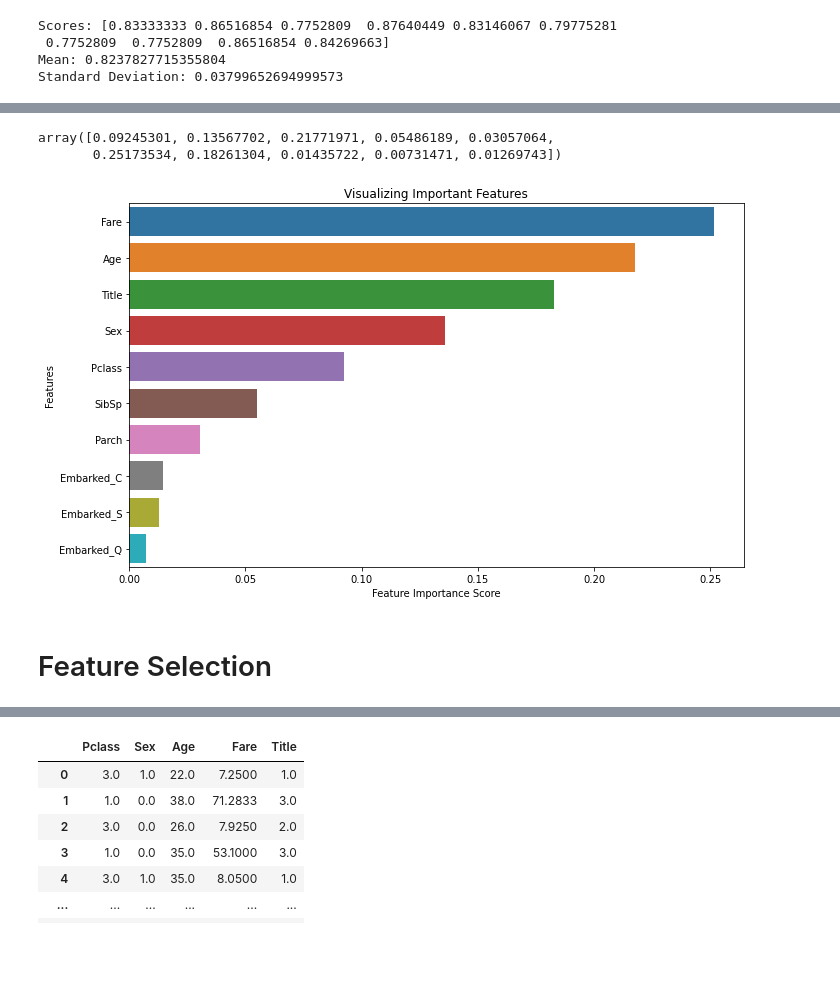
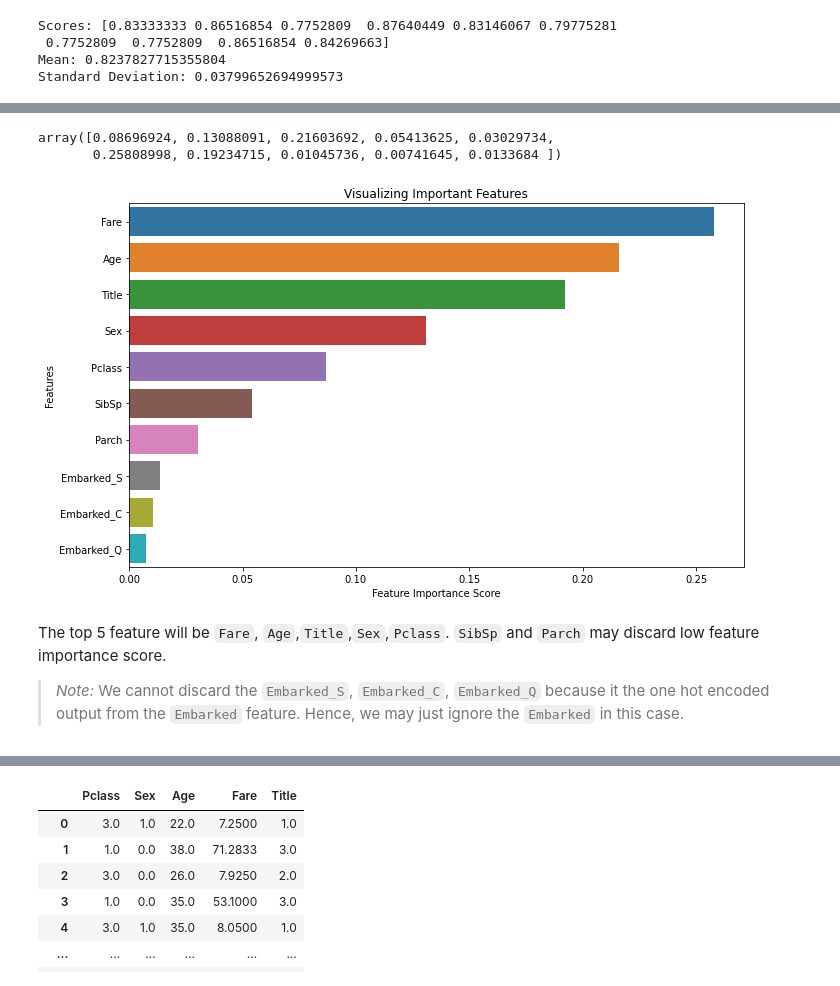
Before and after one commit to CertifaiAI/data-science-fundamentals, a Jupyter notebook: day_3/8S_End to End Example .ipynb, the cells around one changed output, grey strips where cells are left out. Drawn from its saved outputs; the diff is of its cells as text; code cells hidden in the pictures; blank space fills up the shorter version.

```diff
--- a/day_3/8S_End to End Example .ipynb
+++ b/day_3/8S_End to End Example .ipynb
@@ -1189,26 +1189,15 @@ class CheckSchema():
 # %% [markdown]
 ![image](https://user-images.githubusercontent.com/59526258/135563156-c82ecf6c-803b-4c96-b082-11aed171011f.png)
 # %%
-x_train = pd.read_csv('../data/titanic_train.csv')
-x_test  = pd.read_csv('../data/titanic_test.csv')
-train_pipe = Pipeline(steps=[
-    ('Drop', DropData(['Cabin','Ticket','PassengerId'])),
+preprocess_pipe = Pipeline(steps=[
+    ('Drop', DropData(['Survived','Cabin','Ticket','PassengerId'])),
     ('CreateTitle', CreateTitle()),
     ('DropName', DropData(['Name'])),
     ('LabelEncode',ModifiedLabelEncoder('Sex')),
+    ('ImputeFare',Impute('Fare','median')),
     ('ImputeAge',Impute('Age','median')),
     ('ImputeEmbarked',Impute('Embarked',"mode")),
     ('OneHotEncoder',CustomOneHotEncoder('Embarked'))
 #     ('AgeBinining',Binning(AgeBin)),
 #     ('FareBinining',Binning(FareBin))
 ])
-
-test_pipe = Pipeline(steps=[
-    ('Drop', DropData(['Cabin','Ticket','PassengerId'])),
-    ('CreateTitle', CreateTitle()),
-    ('DropName', DropData(['Name'])),
-    ('LabelEncode',ModifiedLabelEncoder('Sex')),
-    ('ImputeAge',Impute('Age','median')),
-    ('ImputeFare',Impute('Fare','median')),
-    ('ImputeEmbarked',Impute('Embarked',"mode")),
-    ('OneHotEncoder',CustomOneHotEncoder('Embarked'))])
@@ -1249,2 +1204,20 @@ dtype: int64
+# %%
+from sklearn.model_selection import train_test_split
+train_data = pd.read_csv('../data/titanic_train.csv')
+test_fea_data = pd.read_csv('../data/titanic_test.csv')
+test_result = pd.read_csv('../data/titanic_test_result.csv')
+
+test_data =  pd.concat([test_fea_data, test_result.Survived], axis=1)
+valid_set, test_set  = train_test_split(test_data, shuffle=False)
+
+# Prepare data into feature and label
+x_train = preprocess_pipe.fit_transform(train_data)
+y_train = train_data.Survived
+
+x_valid = preprocess_pipe.fit_transform(valid_set)
+y_valid = valid_set.Survived
+
+x_test = preprocess_pipe.fit_transform(test_set)
+y_test = test_set.Survived
 # %% [markdown]
 # Model selection Pipeline
@@ -1332,20 +1320,23 @@ The accuracy is still really good but we will try to increase it’s performance
 # %%
+# Instantiate the RandomForestClassifier
 random_forest_fi = RandomForestClassifier(n_estimators=100)
-random_forest_fi.fit(x_train_feature, y_train_target)
+random_forest_fi.fit(x_train,y_train)
 random_forest_fi.feature_importances_
 # %% [output]
-array([0.09245301, 0.13567702, 0.21771971, 0.05486189, 0.03057064,
-       0.25173534, 0.18261304, 0.01435722, 0.00731471, 0.01269743])
+array([0.08696924, 0.13088091, 0.21603692, 0.05413625, 0.03029734,
+       0.25808998, 0.19234715, 0.01045736, 0.00741645, 0.0133684 ])
 # %%
-feature_imp = pd.Series(random_forest_fi.feature_importances_, index=x_train_feature.columns).sort_values(ascending=False)
+# Output the feature importance scores
+feature_imp = pd.Series(random_forest_fi.feature_importances_, index=x_train.columns).sort_values(ascending=False)
 plt.figure(figsize=(10,6))
 sns.barplot(x=feature_imp, y=feature_imp.index)
 # Add labels to your graph
 plt.xlabel('Feature Importance Score')
 plt.ylabel('Features')
 plt.title("Visualizing Important Features")
 plt.tight_layout()
 # %% [output]
-[figure, old version]
+[figure, new version]
-# %% [markdown]
-# Feature Selection
+# %% [markdown]
+The top 5 feature will be `Fare`, `Age`,`Title`,`Sex`,`Pclass`. `SibSp` and `Parch` may discard low feature importance score. <br>
+>*Note:* We cannot discard the `Embarked_S`, `Embarked_C`, `Embarked_Q` because it the one hot encoded output from the `Embarked` feature. Hence, we may just ignore the `Embarked` in this case.
```
Also changed, not shown: parts of 50 cells of this notebook.
